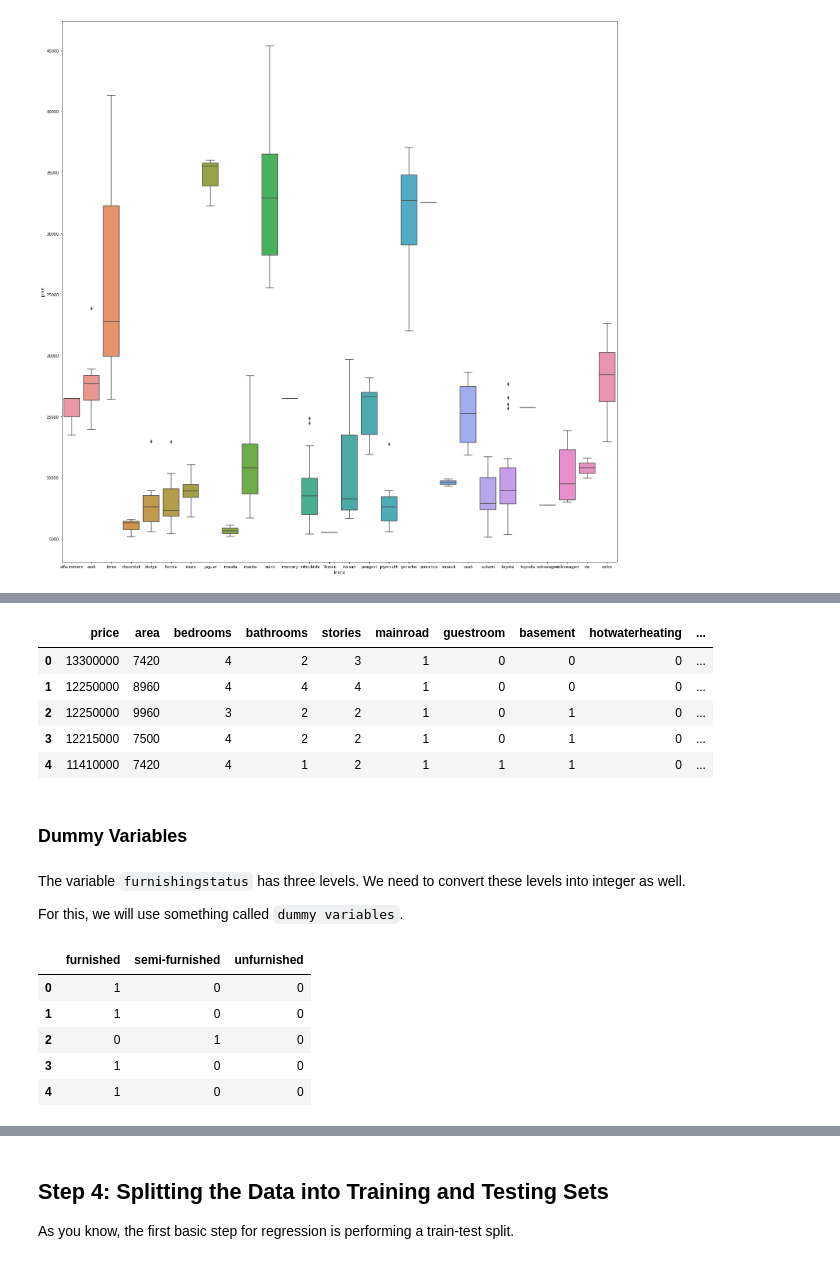
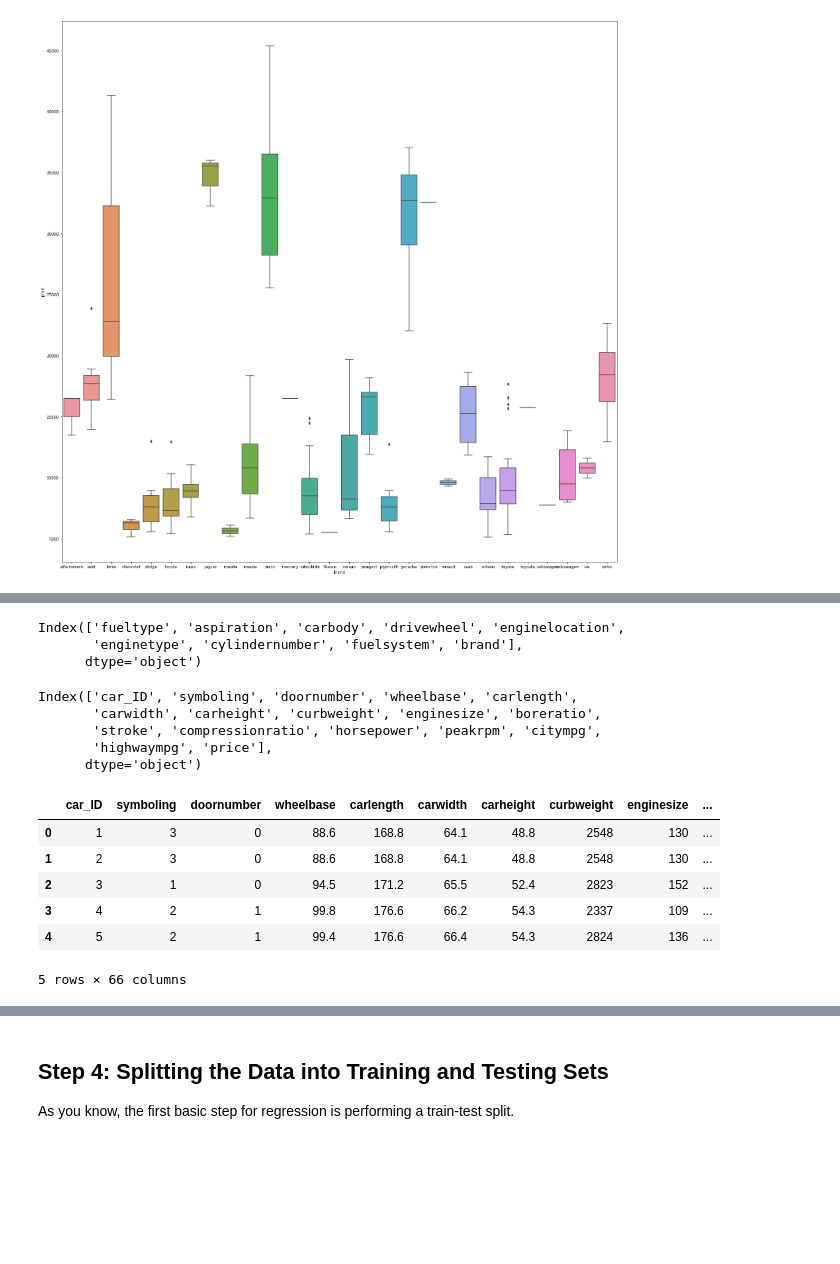
Before and after one commit to nikhilbhide/Machine-Learning, a Jupyter notebook: car_case_study/Multiple_Linear_Regression_Car_Case_Study.ipynb, the cells around one changed output, grey strips where cells are left out. Saved outputs shown, nothing was run; the diff lists cells and outputs as text; code cells hidden in the pictures; blank space fills up the shorter version.

```diff
--- a/car_case_study/Multiple_Linear_Regression_Car_Case_Study.ipynb
+++ b/car_case_study/Multiple_Linear_Regression_Car_Case_Study.ipynb
@@ -214,17 +222,42 @@ housing[varlist] = housing[varlist].apply(binary_map)
+# %%
+#model is not at all having any significance so its better to drop this column
+cardata = cardata.drop(["model"],axis=1)
+# %%
+#convert door number column to numeric
+cardata.doornumber = cardata.doornumber.map({"two":0,"four":1})
+# %%
+# get categorical features
+categorical_features = cardata.dtypes[cardata.dtypes=="object"].index
+categorical_features
+# %% [output]
+Index(['fueltype', 'aspiration', 'carbody', 'drivewheel', 'enginelocation',
+       'enginetype', 'cylindernumber', 'fuelsystem', 'brand'],
+      dtype='object')
+# %%
+# get numeric features
+numeric_features = cardata.dtypes[cardata.dtypes!="object"].index
+numeric_features
+# %% [output]
+Index(['car_ID', 'symboling', 'doornumber', 'wheelbase', 'carlength',
+       'carwidth', 'carheight', 'curbweight', 'enginesize', 'boreratio',
+       'stroke', 'compressionratio', 'horsepower', 'peakrpm', 'citympg',
+       'highwaympg', 'price'],
+      dtype='object')
+# %%
+#Dummy variables technique for the categorical variables
+for i, col_val in enumerate(categorical_features):
+    tempDf = pd.get_dummies(cardata[col_val],drop_first = True)
+    # Add the results to the original housing dataframe
+    cardata = pd.concat([cardata, tempDf], axis = 1)
+    cardata = cardata.drop([col_val],axis=1)
 # %%
-# Check the housing dataframe now
-
-housing.head()
+# Check the cardata dataframe
+cardata.head()
 # %% [output]
-|  | price | area | bedrooms | bathrooms | stories | mainroad | guestroom | basement | hotwaterheating | ... |
-| 0 | 13300000 | 7420 | 4 | 2 | 3 | 1 | 0 | 0 | 0 | ... |
-| 1 | 12250000 | 8960 | 4 | 4 | 4 | 1 | 0 | 0 | 0 | ... |
-| 2 | 12250000 | 9960 | 3 | 2 | 2 | 1 | 0 | 1 | 0 | ... |
-| 3 | 12215000 | 7500 | 4 | 2 | 2 | 1 | 0 | 1 | 0 | ... |
-| 4 | 11410000 | 7420 | 4 | 1 | 2 | 1 | 1 | 1 | 0 | ... |
+|  | car_ID | symboling | doornumber | wheelbase | carlength | carwidth | carheight | curbweight | enginesize | ... |
+| 0 | 1 | 3 | 0 | 88.6 | 168.8 | 64.1 | 48.8 | 2548 | 130 | ... |
+| 1 | 2 | 3 | 0 | 88.6 | 168.8 | 64.1 | 48.8 | 2548 | 130 | ... |
+| 2 | 3 | 1 | 0 | 94.5 | 171.2 | 65.5 | 52.4 | 2823 | 152 | ... |
+| 3 | 4 | 2 | 1 | 99.8 | 176.6 | 66.2 | 54.3 | 2337 | 109 | ... |
+| 4 | 5 | 2 | 1 | 99.4 | 176.6 | 66.4 | 54.3 | 2824 | 136 | ... |
+5 rows × 66 columns
-# %% [markdown]
-### Dummy Variables
-# %% [markdown]
-The variable `furnishingstatus` has three levels. We need to convert these levels into integer as well.
-
-For this, we will use something called `dummy variables`.
@@ -234,10 +263,0 @@ status = pd.get_dummies(housing['furnishingstatus'])
-# %%
-# Check what the dataset 'status' looks like
-status.head()
-# %% [output]
-|  | furnished | semi-furnished | unfurnished |
-| 0 | 1 | 0 | 0 |
-| 1 | 1 | 0 | 0 |
-| 2 | 0 | 1 | 0 |
-| 3 | 1 | 0 | 0 |
-| 4 | 1 | 0 | 0 |
```
Also changed, not shown: parts of 85 cells of this notebook.
